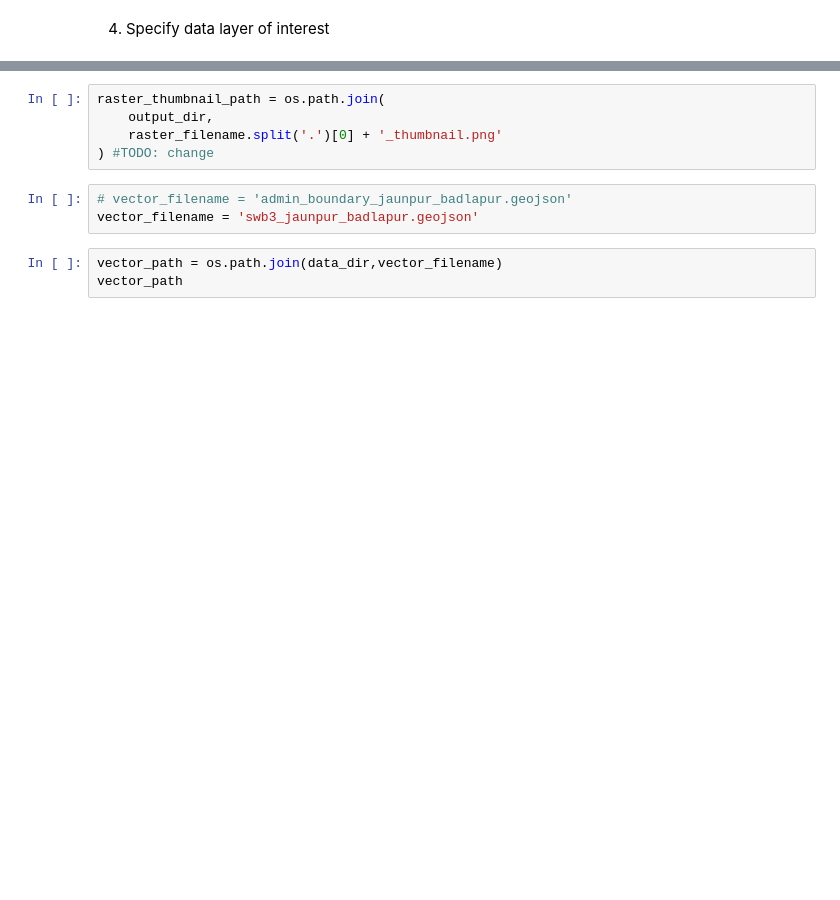
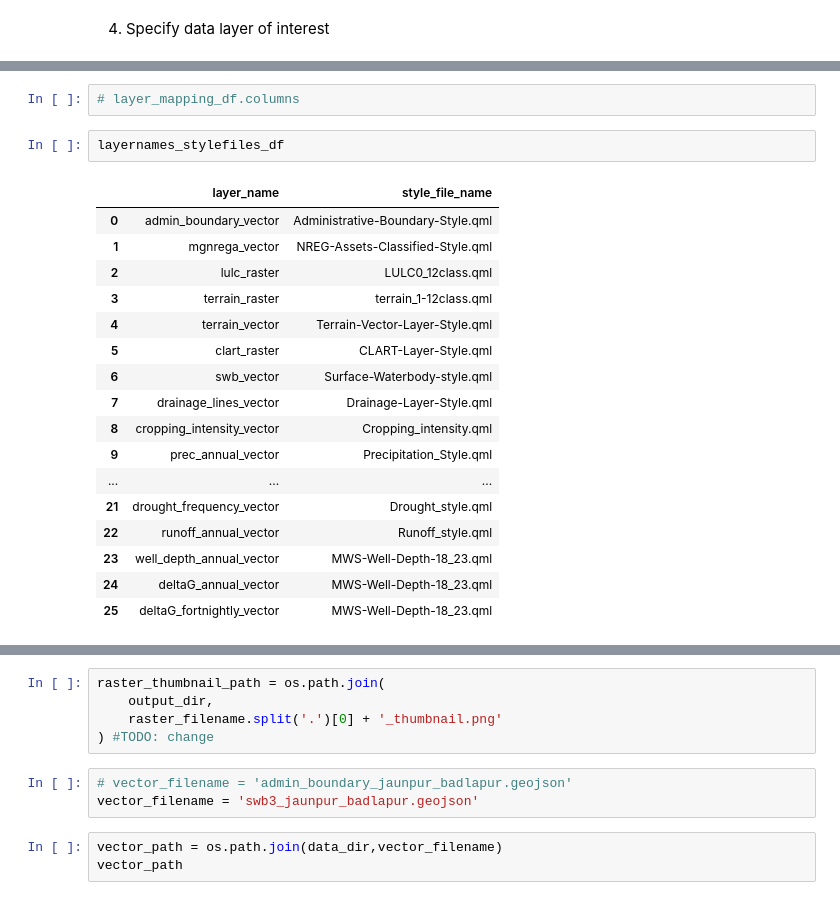
Before and after one commit to Nirzaree/STAC-spec, a Jupyter notebook: notebooks/generate_stac_refactored.ipynb, the cells around one changed output, grey strips where cells are left out. Cells and saved outputs as stored; diff of their text form; blank space fills up the shorter version.

```diff
--- a/notebooks/generate_stac_refactored.ipynb
+++ b/notebooks/generate_stac_refactored.ipynb
@@ -137,3 +150,25 @@ raster_path
+# %%
+# layer_mapping_df.columns
+# %%
+layernames_stylefiles_df
+# %% [output]
+|  | layer_name | style_file_name |
+| 0 | admin_boundary_vector | Administrative-Boundary-Style.qml |
+| 1 | mgnrega_vector | NREG-Assets-Classified-Style.qml |
+| 2 | lulc_raster | LULC0_12class.qml |
+| 3 | terrain_raster | terrain_1-12class.qml |
+| 4 | terrain_vector | Terrain-Vector-Layer-Style.qml |
+| 5 | clart_raster | CLART-Layer-Style.qml |
+| 6 | swb_vector | Surface-Waterbody-style.qml |
+| 7 | drainage_lines_vector | Drainage-Layer-Style.qml |
+| 8 | cropping_intensity_vector | Cropping_intensity.qml |
+| 9 | prec_annual_vector | Precipitation_Style.qml |
+| ... | ... | ... |
+| 21 | drought_frequency_vector | Drought_style.qml |
+| 22 | runoff_annual_vector | Runoff_style.qml |
+| 23 | well_depth_annual_vector | MWS-Well-Depth-18_23.qml |
+| 24 | deltaG_annual_vector | MWS-Well-Depth-18_23.qml |
+| 25 | deltaG_fortnightly_vector | MWS-Well-Depth-18_23.qml |
 # %%
 raster_stylename = layernames_stylefiles_df[layernames_stylefiles_df['layer_name'] == raster_layername]['style_file_name'].iloc[0]
 raster_stylename
```
Also changed, not shown: parts of 40 cells of this notebook, 9 other files.
